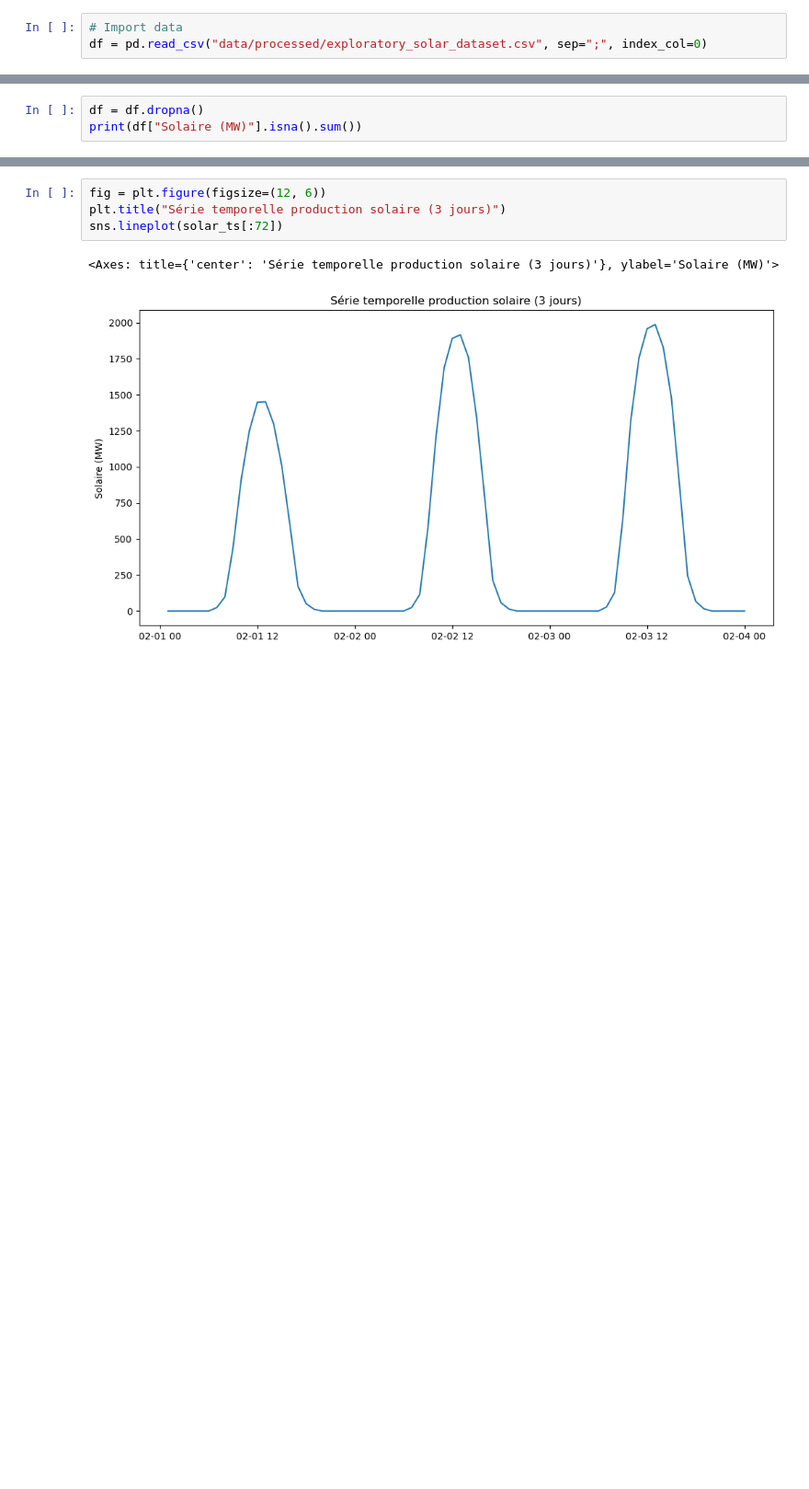
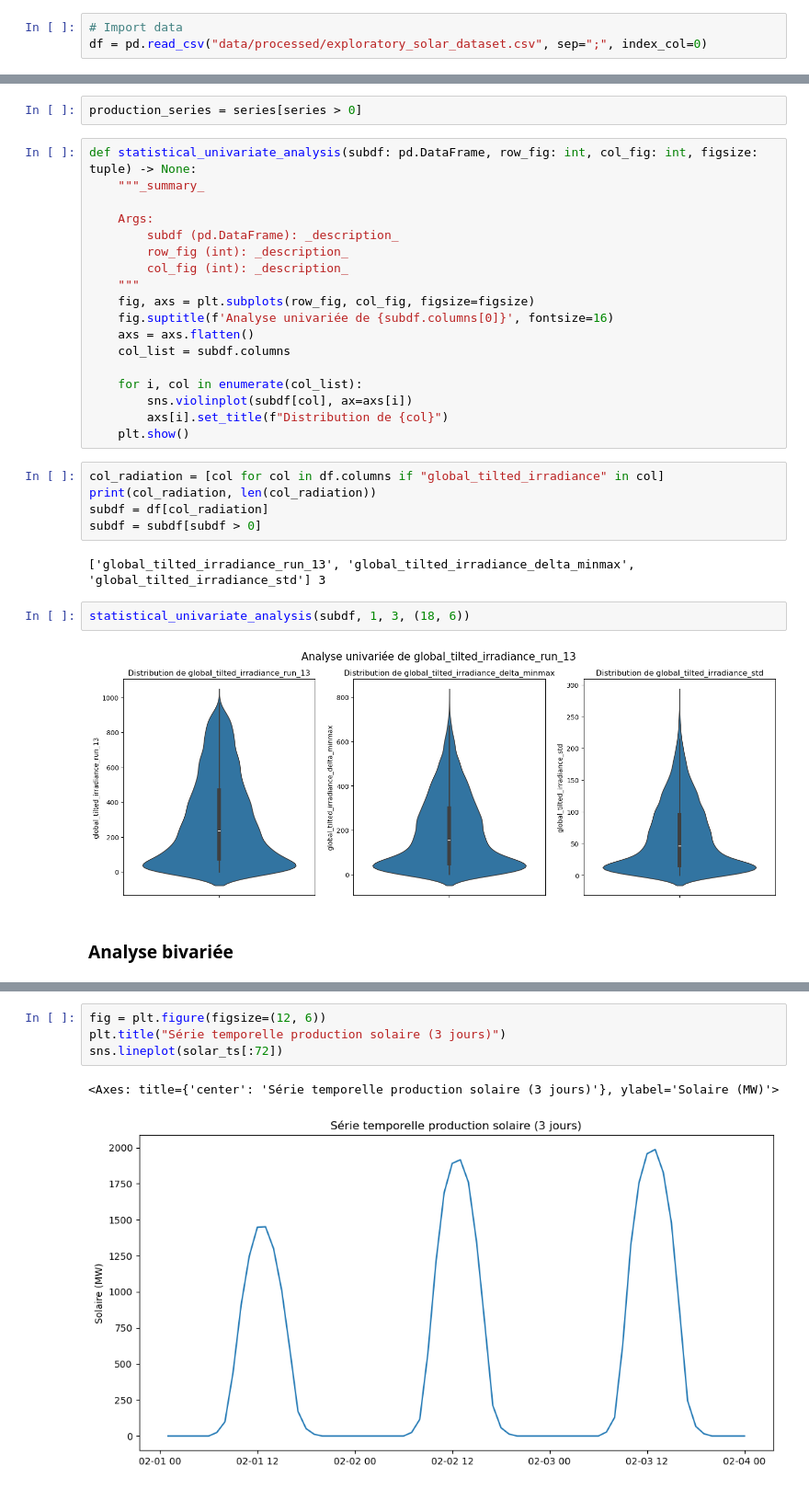
Before and after one commit to Simonsns/solar_prediction, a Jupyter notebook: notebooks/01_data_exploration.ipynb, the cells around one changed output, grey strips where cells are left out. Shown at 92% size. Saved outputs shown, nothing was run; the diff lists cells and outputs as text; blank space fills up the shorter version.

Commit message:
UPDATE data_exploration notebook

```diff
--- a/notebooks/01_data_exploration.ipynb
+++ b/notebooks/01_data_exploration.ipynb
@@ -43,3 +175,0 @@ Seul deux valeurs sont manquantes. Un simple drop suffit.
-# %%
-df = df.dropna()
-print(df["Solaire (MW)"].isna().sum())
@@ -47,0 +193,33 @@ print(df["Solaire (MW)"].isna().sum())
+# %%
+production_series = series[series > 0]
+# %%
+def statistical_univariate_analysis(subdf: pd.DataFrame, row_fig: int, col_fig: int, figsize: tuple) -> None:
+    """_summary_
+
+    Args:
+        subdf (pd.DataFrame): _description_
+        row_fig (int): _description_
+        col_fig (int): _description_
+    """
+    fig, axs = plt.subplots(row_fig, col_fig, figsize=figsize)
+    fig.suptitle(f'Analyse univariée de {subdf.columns[0]}', fontsize=16)
+    axs = axs.flatten()
+    col_list = subdf.columns
+
+    for i, col in enumerate(col_list):
+        sns.violinplot(subdf[col], ax=axs[i])
+        axs[i].set_title(f"Distribution de {col}")
+    plt.show()
+# %%
+col_radiation = [col for col in df.columns if "global_tilted_irradiance" in col]
+print(col_radiation, len(col_radiation))
+subdf = df[col_radiation]
+subdf = subdf[subdf > 0]
+# %% [output]
+['global_tilted_irradiance_run_13', 'global_tilted_irradiance_delta_minmax', 'global_tilted_irradiance_std'] 3
+# %%
+statistical_univariate_analysis(subdf, 1, 3, (18, 6))
+# %% [output]
+[figure, added]
+# %% [markdown]
+### Analyse bivariée
```
Also changed, not shown: parts of 33 cells of this notebook.
